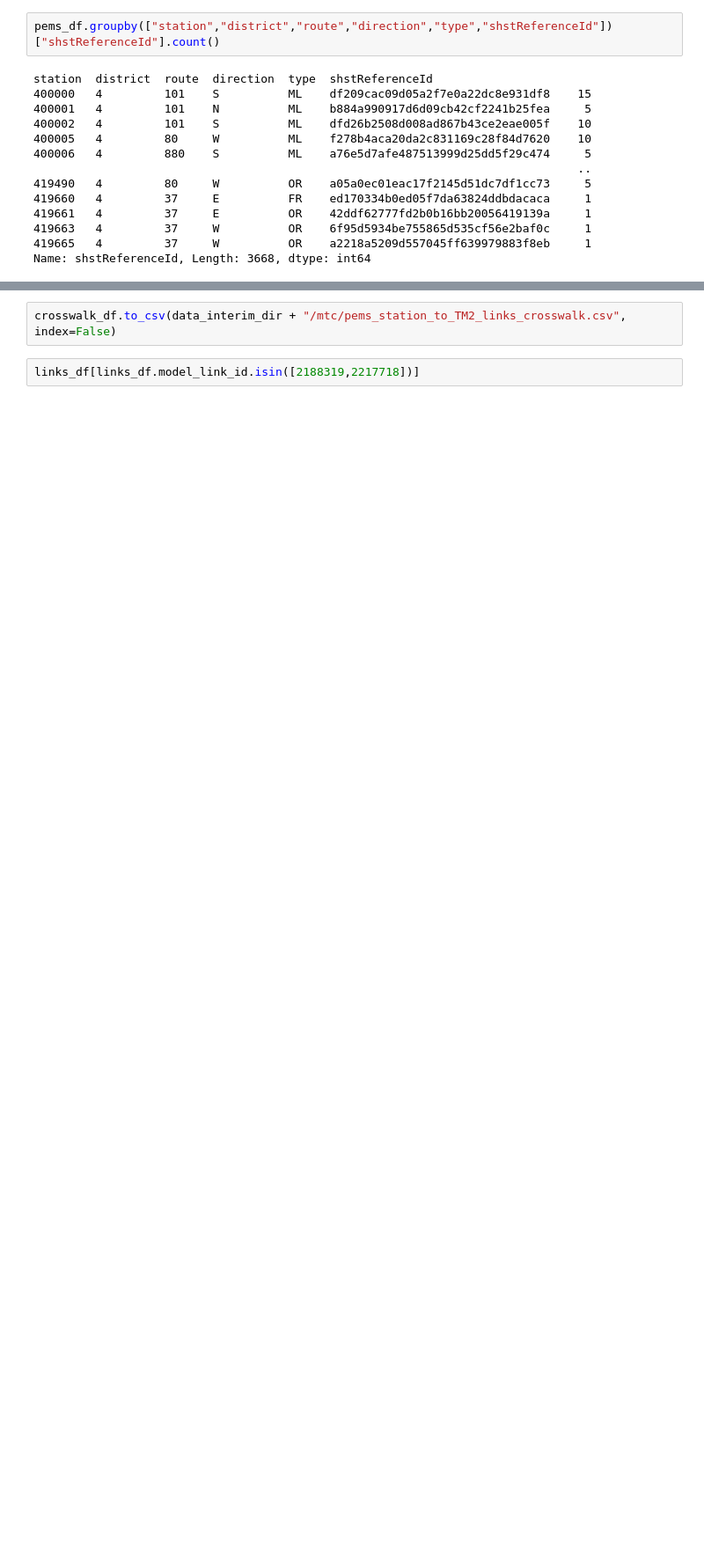
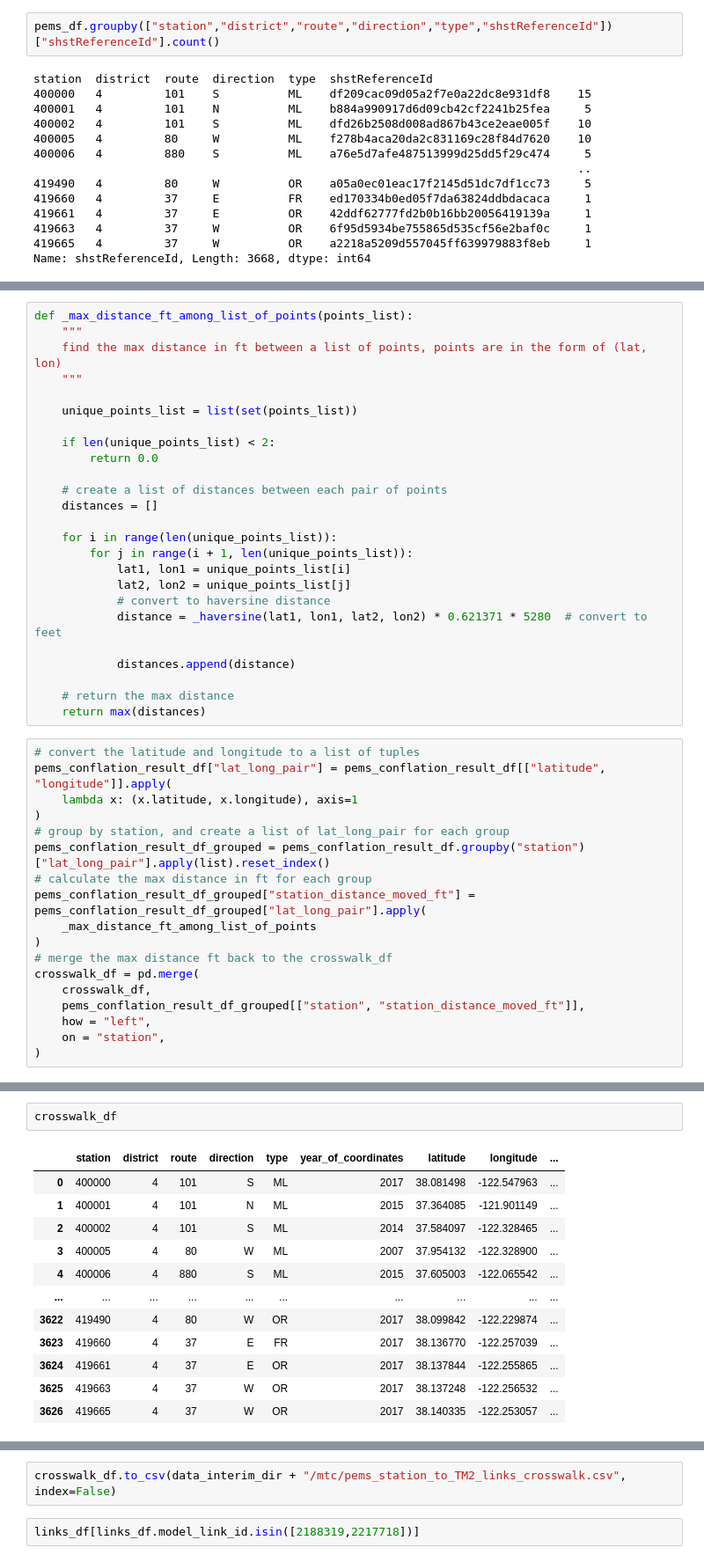
Before and after one commit to BayAreaMetro/travel-model-two-networks, a Jupyter notebook: notebooks/pipeline/pems_conflation.ipynb, the cells around one changed output, grey strips where cells are left out. Shown at 88% size. Saved outputs shown, nothing was run; the diff lists cells and outputs as text; blank space fills up the shorter version.

```diff
--- a/notebooks/pipeline/pems_conflation.ipynb
+++ b/notebooks/pipeline/pems_conflation.ipynb
@@ -886,0 +928,43 @@ crosswalk_df[crosswalk_df.station == 400078]
+# %%
+def _max_distance_ft_among_list_of_points(points_list):
+    """
+    find the max distance in ft between a list of points, points are in the form of (lat, lon)
+    """
+
+    unique_points_list = list(set(points_list))
+
+    if len(unique_points_list) < 2:
+        return 0.0
+
+    # create a list of distances between each pair of points
+    distances = []
+
+    for i in range(len(unique_points_list)):
+        for j in range(i + 1, len(unique_points_list)):
+            lat1, lon1 = unique_points_list[i]
+            lat2, lon2 = unique_points_list[j]
+            # convert to haversine distance
+            distance = _haversine(lat1, lon1, lat2, lon2) * 0.621371 * 5280  # convert to feet
+
+            distances.append(distance)
+
+    # return the max distance
+    return max(distances)
+# %%
+# convert the latitude and longitude to a list of tuples
+pems_conflation_result_df["lat_long_pair"] = pems_conflation_result_df[["latitude", "longitude"]].apply(
+    lambda x: (x.latitude, x.longitude), axis=1
+)
+# group by station, and create a list of lat_long_pair for each group
+pems_conflation_result_df_grouped = pems_conflation_result_df.groupby("station")["lat_long_pair"].apply(list).reset_index()
+# calculate the max distance in ft for each group
+pems_conflation_result_df_grouped["station_distance_moved_ft"] = pems_conflation_result_df_grouped["lat_long_pair"].apply(
+    _max_distance_ft_among_list_of_points
+)
+# merge the max distance ft back to the crosswalk_df
+crosswalk_df = pd.merge(
+    crosswalk_df,
+    pems_conflation_result_df_grouped[["station", "station_distance_moved_ft"]],
+    how = "left",
+    on = "station",
+)
@@ -886,0 +976,15 @@ crosswalk_df[crosswalk_df.station == 400078]
+# %%
+crosswalk_df
+# %% [output]
+|  | station | district | route | direction | type | year_of_coordinates | latitude | longitude | ... |
+| 0 | 400000 | 4 | 101 | S | ML | 2017 | 38.081498 | -122.547963 | ... |
+| 1 | 400001 | 4 | 101 | N | ML | 2015 | 37.364085 | -121.901149 | ... |
+| 2 | 400002 | 4 | 101 | S | ML | 2014 | 37.584097 | -122.328465 | ... |
+| 3 | 400005 | 4 | 80 | W | ML | 2007 | 37.954132 | -122.328900 | ... |
+| 4 | 400006 | 4 | 880 | S | ML | 2015 | 37.605003 | -122.065542 | ... |
+| ... | ... | ... | ... | ... | ... | ... | ... | ... | ... |
+| 3622 | 419490 | 4 | 80 | W | OR | 2017 | 38.099842 | -122.229874 | ... |
+| 3623 | 419660 | 4 | 37 | E | FR | 2017 | 38.136770 | -122.257039 | ... |
+| 3624 | 419661 | 4 | 37 | E | OR | 2017 | 38.137844 | -122.255865 | ... |
+| 3625 | 419663 | 4 | 37 | W | OR | 2017 | 38.137248 | -122.256532 | ... |
+| 3626 | 419665 | 4 | 37 | W | OR | 2017 | 38.140335 | -122.253057 | ... |
```
Also changed, not shown: parts of 11 cells of this notebook.
